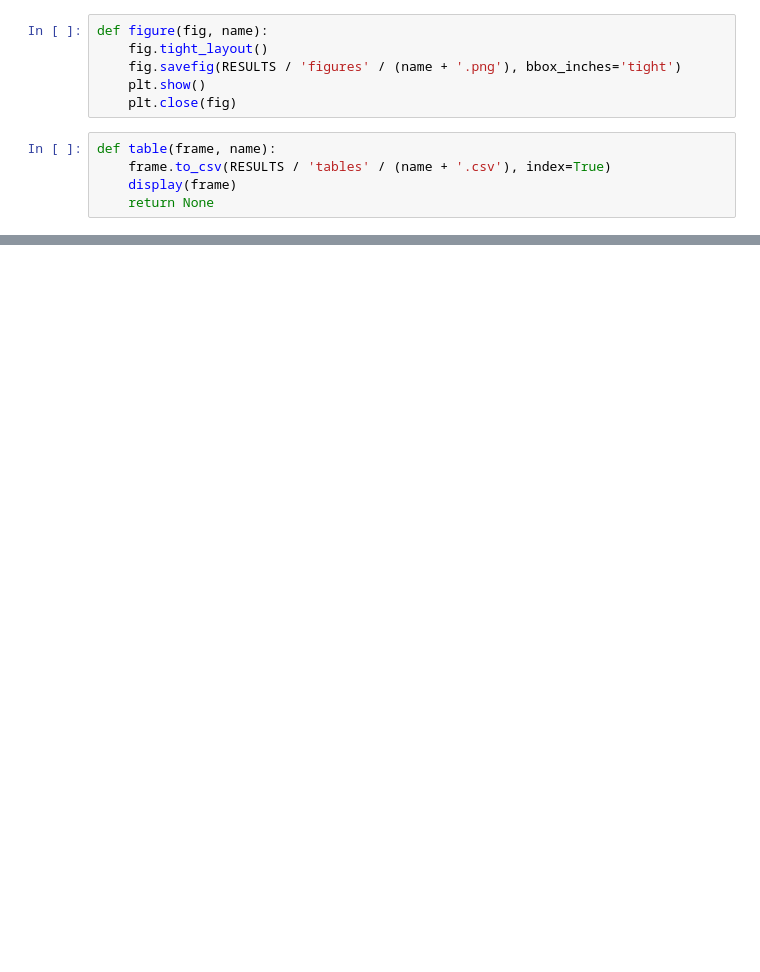
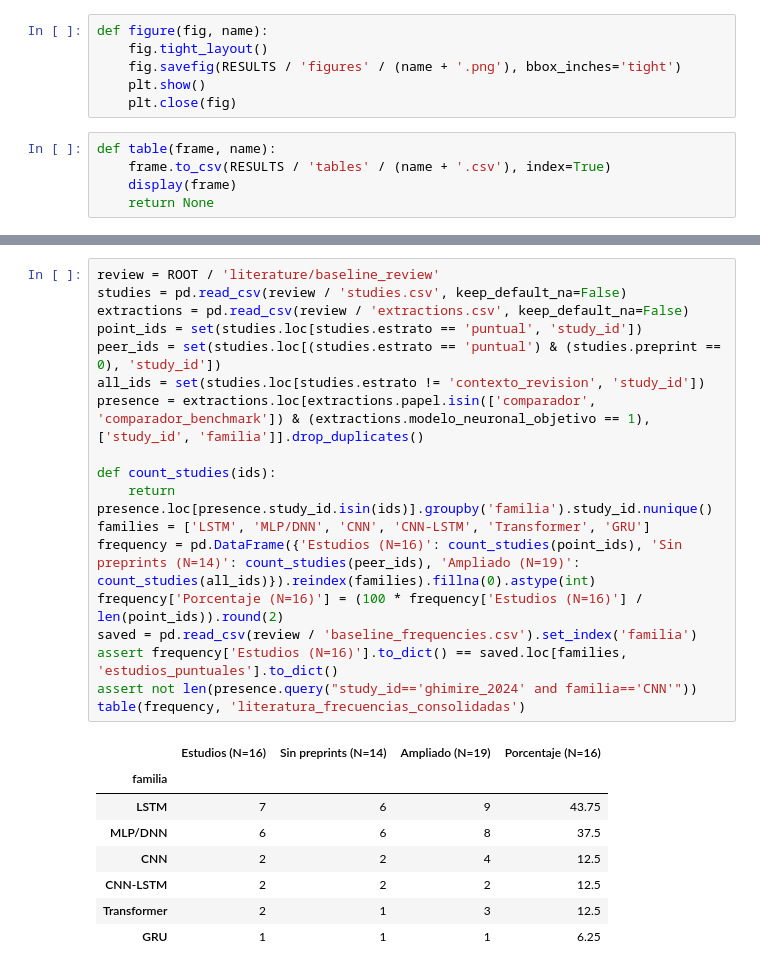
Before and after one commit to Fabian-11037/Time-Series-Project, a Jupyter notebook: book/09_literatura.ipynb, the cells around one changed output, grey strips where cells are left out. Cells and saved outputs as stored; diff of their text form; blank space fills up the shorter version.

```diff
--- a/book/09_literatura.ipynb
+++ b/book/09_literatura.ipynb
@@ -590,0 +139,27 @@ decision('Estimar el preprocesamiento y las representaciones con entrenamiento;
+# %%
+review = ROOT / 'literature/baseline_review'
+studies = pd.read_csv(review / 'studies.csv', keep_default_na=False)
+extractions = pd.read_csv(review / 'extractions.csv', keep_default_na=False)
+point_ids = set(studies.loc[studies.estrato == 'puntual', 'study_id'])
+peer_ids = set(studies.loc[(studies.estrato == 'puntual') & (studies.preprint == 0), 'study_id'])
+all_ids = set(studies.loc[studies.estrato != 'contexto_revision', 'study_id'])
+presence = extractions.loc[extractions.papel.isin(['comparador', 'comparador_benchmark']) & (extractions.modelo_neuronal_objetivo == 1), ['study_id', 'familia']].drop_duplicates()
+
+def count_studies(ids):
+    return presence.loc[presence.study_id.isin(ids)].groupby('familia').study_id.nunique()
+families = ['LSTM', 'MLP/DNN', 'CNN', 'CNN-LSTM', 'Transformer', 'GRU']
+frequency = pd.DataFrame({'Estudios (N=16)': count_studies(point_ids), 'Sin preprints (N=14)': count_studies(peer_ids), 'Ampliado (N=19)': count_studies(all_ids)}).reindex(families).fillna(0).astype(int)
+frequency['Porcentaje (N=16)'] = (100 * frequency['Estudios (N=16)'] / len(point_ids)).round(2)
+saved = pd.read_csv(review / 'baseline_frequencies.csv').set_index('familia')
+assert frequency['Estudios (N=16)'].to_dict() == saved.loc[families, 'estudios_puntuales'].to_dict()
+assert not len(presence.query("study_id=='ghimire_2024' and familia=='CNN'"))
+table(frequency, 'literatura_frecuencias_consolidadas')
+# %% [output]
+|  | Estudios (N=16) | Sin preprints (N=14) | Ampliado (N=19) | Porcentaje (N=16) |
+| familia |  |  |  |  |
+| LSTM | 7 | 6 | 9 | 43.75 |
+| MLP/DNN | 6 | 6 | 8 | 37.5 |
+| CNN | 2 | 2 | 4 | 12.5 |
+| CNN-LSTM | 2 | 2 | 2 | 12.5 |
+| Transformer | 2 | 1 | 3 | 12.5 |
+| GRU | 1 | 1 | 1 | 6.25 |
```
Also changed, not shown: parts of 49 cells of this notebook, 28 other files.
